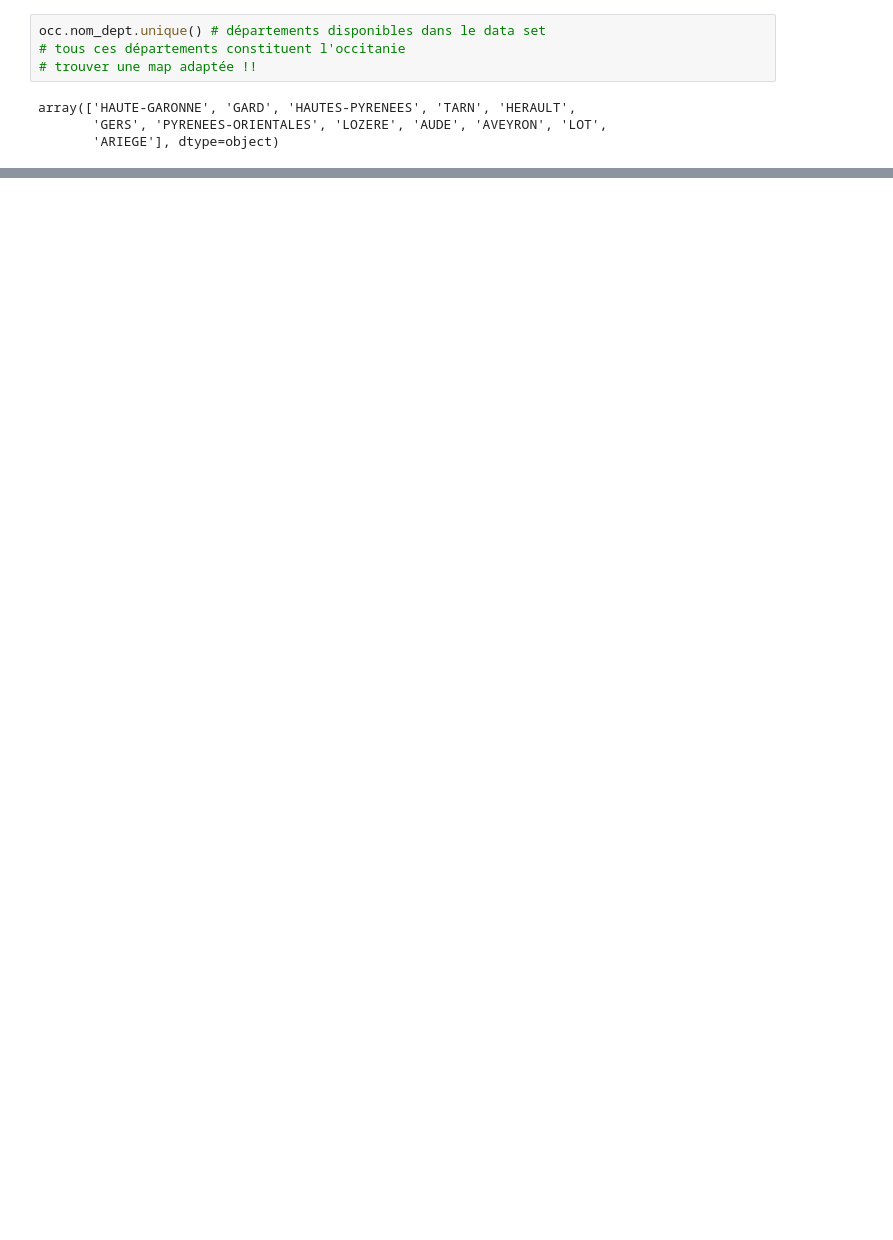
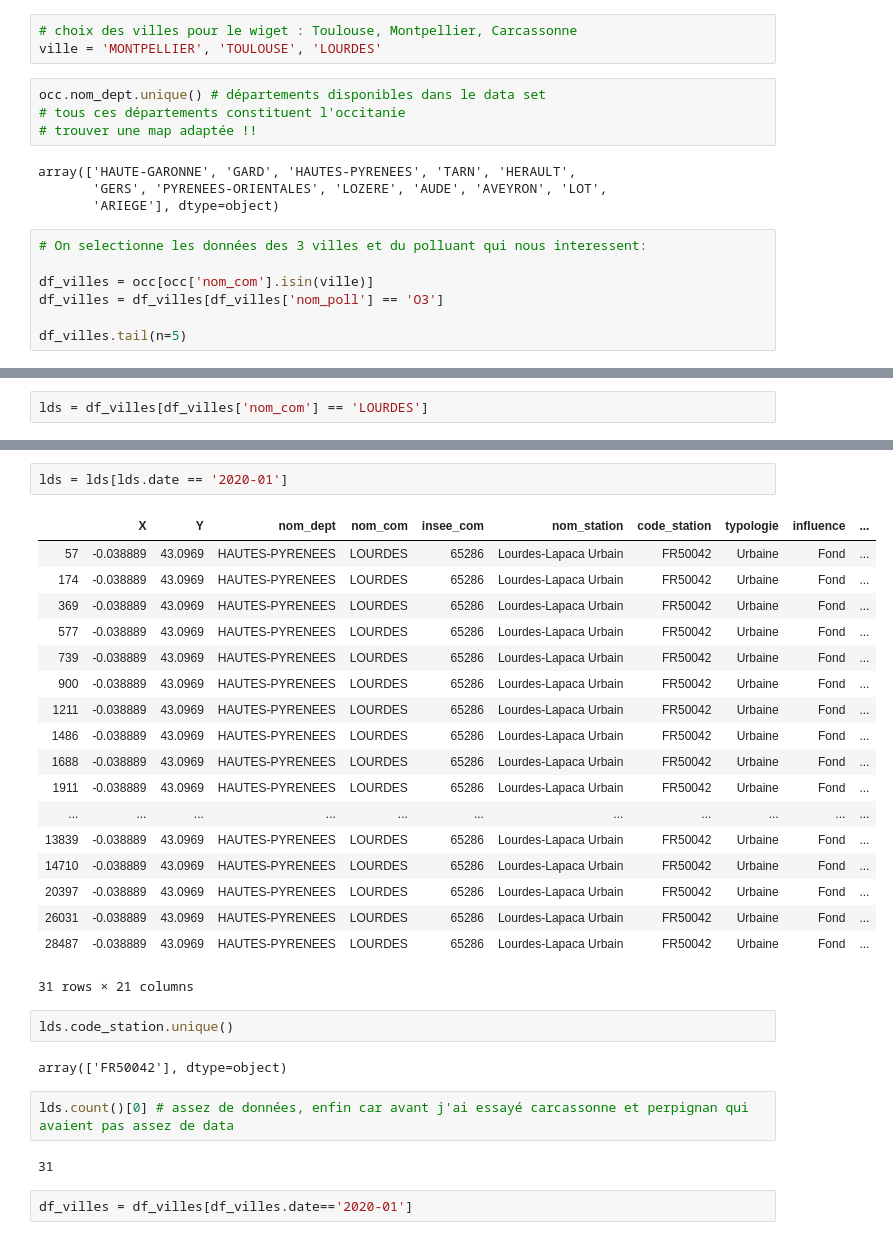
Before and after one commit to MegDie/occpollution, a Jupyter notebook: Project_Occitanie_Polution.ipynb, the cells around one changed output, grey strips where cells are left out. Cells and saved outputs as stored; diff of their text form; blank space fills up the shorter version.

Commit message:
choix de 3 villes et bon nombre de données

```diff
--- a/Project_Occitanie_Polution.ipynb
+++ b/Project_Occitanie_Polution.ipynb
@@ -91,6 +89,9 @@ array(['TOULOUSE', 'SAINT-LAURENT-DES-ARBRES', 'LOURDES', 'CASTRES',
        'CORNEILHAN', 'RODEZ', 'BIARS-SUR-CERE', 'BESSIERES', 'LATTES',
        'MONTGISCARD', 'BELESTA-EN-LAURAGAIS', 'SAZE', 'CARCASSONNE',
        'VALLABREGUES', 'PAMIERS', 'ROQUEREDONDE'], dtype=object)
+# %%
+# choix des villes pour le wiget : Toulouse, Montpellier, Carcassonne
+ville = 'MONTPELLIER', 'TOULOUSE', 'LOURDES'
 # %%
 occ.nom_dept.unique() # départements disponibles dans le data set
 # tous ces départements constituent l'occitanie
@@ -99,3 +100,10 @@ occ.nom_dept.unique() # départements disponibles dans le data set
 array(['HAUTE-GARONNE', 'GARD', 'HAUTES-PYRENEES', 'TARN', 'HERAULT',
        'GERS', 'PYRENEES-ORIENTALES', 'LOZERE', 'AUDE', 'AVEYRON', 'LOT',
        'ARIEGE'], dtype=object)
+# %%
+# On selectionne les données des 3 villes et du polluant qui nous interessent:
+
+df_villes = occ[occ['nom_com'].isin(ville)]
+df_villes = df_villes[df_villes['nom_poll'] == 'O3']
+
+df_villes.tail(n=5)
@@ -101,0 +164,2 @@ array(['HAUTE-GARONNE', 'GARD', 'HAUTES-PYRENEES', 'TARN', 'HERAULT',
+# %%
+lds = df_villes[df_villes['nom_com'] == 'LOURDES']
@@ -101,0 +180,31 @@ array(['HAUTE-GARONNE', 'GARD', 'HAUTES-PYRENEES', 'TARN', 'HERAULT',
+# %%
+lds = lds[lds.date == '2020-01']
+# %% [output]
+|  | X | Y | nom_dept | nom_com | insee_com | nom_station | code_station | typologie | influence | ... |
+| 57 | -0.038889 | 43.0969 | HAUTES-PYRENEES | LOURDES | 65286 | Lourdes-Lapaca Urbain | FR50042 | Urbaine | Fond | ... |
+| 174 | -0.038889 | 43.0969 | HAUTES-PYRENEES | LOURDES | 65286 | Lourdes-Lapaca Urbain | FR50042 | Urbaine | Fond | ... |
+| 369 | -0.038889 | 43.0969 | HAUTES-PYRENEES | LOURDES | 65286 | Lourdes-Lapaca Urbain | FR50042 | Urbaine | Fond | ... |
+| 577 | -0.038889 | 43.0969 | HAUTES-PYRENEES | LOURDES | 65286 | Lourdes-Lapaca Urbain | FR50042 | Urbaine | Fond | ... |
+| 739 | -0.038889 | 43.0969 | HAUTES-PYRENEES | LOURDES | 65286 | Lourdes-Lapaca Urbain | FR50042 | Urbaine | Fond | ... |
+| 900 | -0.038889 | 43.0969 | HAUTES-PYRENEES | LOURDES | 65286 | Lourdes-Lapaca Urbain | FR50042 | Urbaine | Fond | ... |
+| 1211 | -0.038889 | 43.0969 | HAUTES-PYRENEES | LOURDES | 65286 | Lourdes-Lapaca Urbain | FR50042 | Urbaine | Fond | ... |
+| 1486 | -0.038889 | 43.0969 | HAUTES-PYRENEES | LOURDES | 65286 | Lourdes-Lapaca Urbain | FR50042 | Urbaine | Fond | ... |
+| 1688 | -0.038889 | 43.0969 | HAUTES-PYRENEES | LOURDES | 65286 | Lourdes-Lapaca Urbain | FR50042 | Urbaine | Fond | ... |
+| 1911 | -0.038889 | 43.0969 | HAUTES-PYRENEES | LOURDES | 65286 | Lourdes-Lapaca Urbain | FR50042 | Urbaine | Fond | ... |
+| ... | ... | ... | ... | ... | ... | ... | ... | ... | ... | ... |
+| 13839 | -0.038889 | 43.0969 | HAUTES-PYRENEES | LOURDES | 65286 | Lourdes-Lapaca Urbain | FR50042 | Urbaine | Fond | ... |
+| 14710 | -0.038889 | 43.0969 | HAUTES-PYRENEES | LOURDES | 65286 | Lourdes-Lapaca Urbain | FR50042 | Urbaine | Fond | ... |
+| 20397 | -0.038889 | 43.0969 | HAUTES-PYRENEES | LOURDES | 65286 | Lourdes-Lapaca Urbain | FR50042 | Urbaine | Fond | ... |
+| 26031 | -0.038889 | 43.0969 | HAUTES-PYRENEES | LOURDES | 65286 | Lourdes-Lapaca Urbain | FR50042 | Urbaine | Fond | ... |
+| 28487 | -0.038889 | 43.0969 | HAUTES-PYRENEES | LOURDES | 65286 | Lourdes-Lapaca Urbain | FR50042 | Urbaine | Fond | ... |
+31 rows × 21 columns
+# %%
+lds.code_station.unique()
+# %% [output]
+array(['FR50042'], dtype=object)
+# %%
+lds.count()[0] # assez de données, enfin car avant j'ai essayé carcassonne et perpignan qui avaient pas assez de data
+# %% [output]
+31
+# %%
+df_villes = df_villes[df_villes.date=='2020-01']
```
Also changed, not shown: parts of 19 cells of this notebook.
